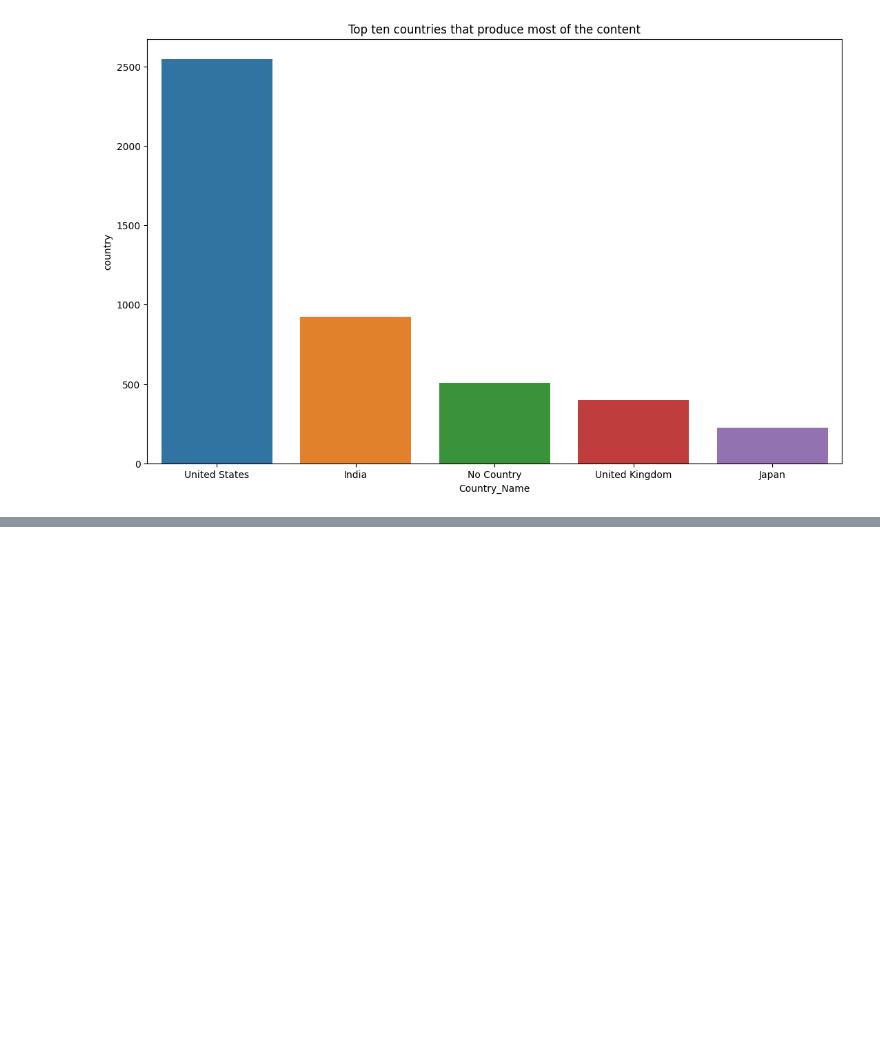
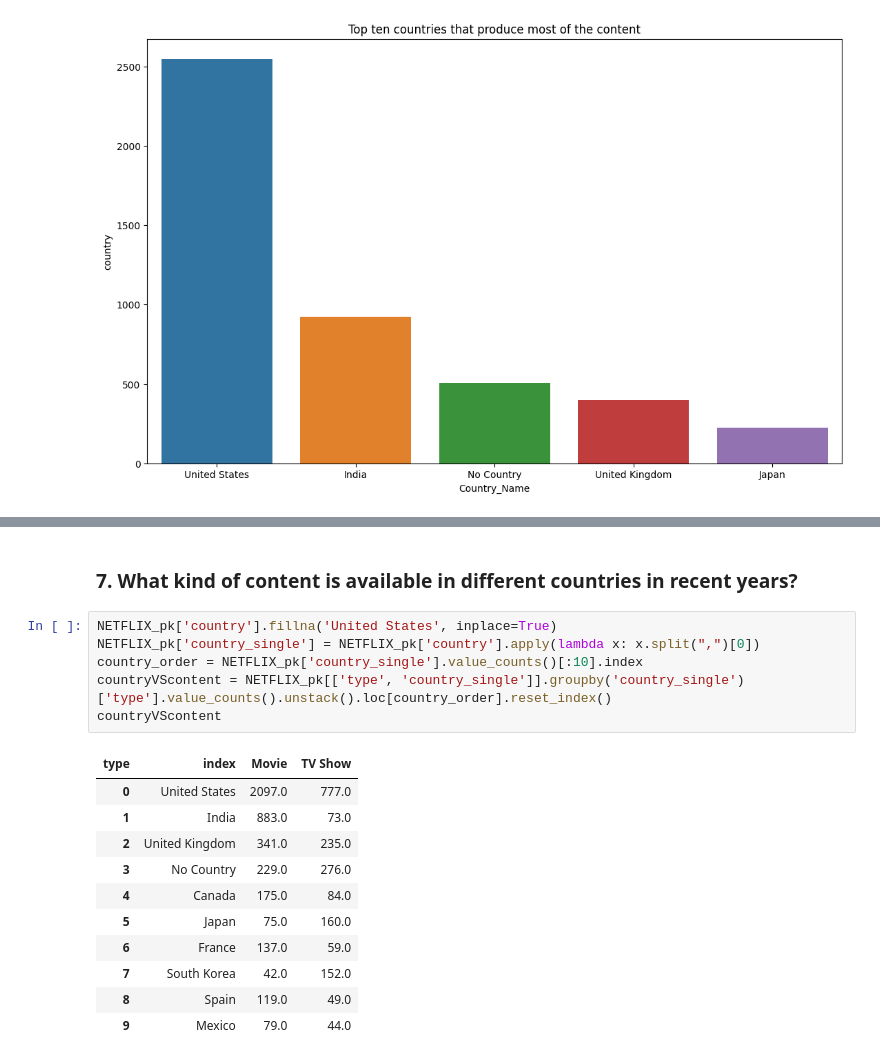
Before and after one commit to prati25/Project-Netflix-movies-and-TV-shows-clustering, a Jupyter notebook: Copy_of_NETFLIX_MOVIES_AND_TV_SHOWS_CLUSTERING.ipynb, the cells around one changed output, grey strips where cells are left out. Saved outputs shown, nothing was run; the diff lists cells and outputs as text; blank space fills up the shorter version.

```diff
--- a/Copy_of_NETFLIX_MOVIES_AND_TV_SHOWS_CLUSTERING.ipynb
+++ b/Copy_of_NETFLIX_MOVIES_AND_TV_SHOWS_CLUSTERING.ipynb
@@ -379,0 +468,20 @@ sns.barplot(x='Country_Name',y='country',data=country_PK.head())
+# %% [markdown]
+### **7. What kind of content is available in different countries in recent years?**
+# %%
+NETFLIX_pk['country'].fillna('United States', inplace=True)
+NETFLIX_pk['country_single'] = NETFLIX_pk['country'].apply(lambda x: x.split(",")[0])
+country_order = NETFLIX_pk['country_single'].value_counts()[:10].index
+countryVScontent = NETFLIX_pk[['type', 'country_single']].groupby('country_single')['type'].value_counts().unstack().loc[country_order].reset_index()
+countryVScontent
+# %% [output]
+| type | index | Movie | TV Show |
+| 0 | United States | 2097.0 | 777.0 |
+| 1 | India | 883.0 | 73.0 |
+| 2 | United Kingdom | 341.0 | 235.0 |
+| 3 | No Country | 229.0 | 276.0 |
+| 4 | Canada | 175.0 | 84.0 |
+| 5 | Japan | 75.0 | 160.0 |
+| 6 | France | 137.0 | 59.0 |
+| 7 | South Korea | 42.0 | 152.0 |
+| 8 | Spain | 119.0 | 49.0 |
+| 9 | Mexico | 79.0 | 44.0 |
```
Also changed, not shown: parts of 23 cells of this notebook.
